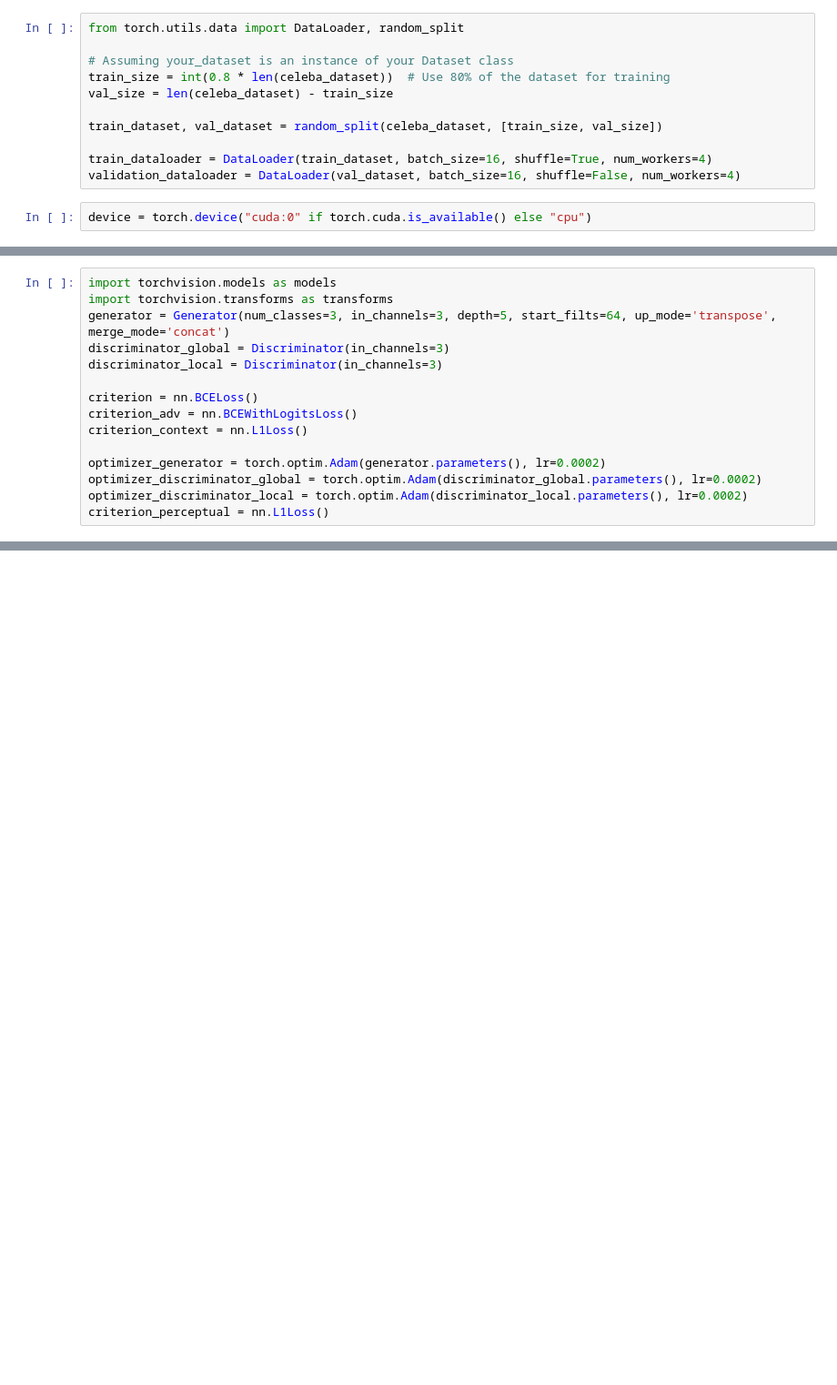
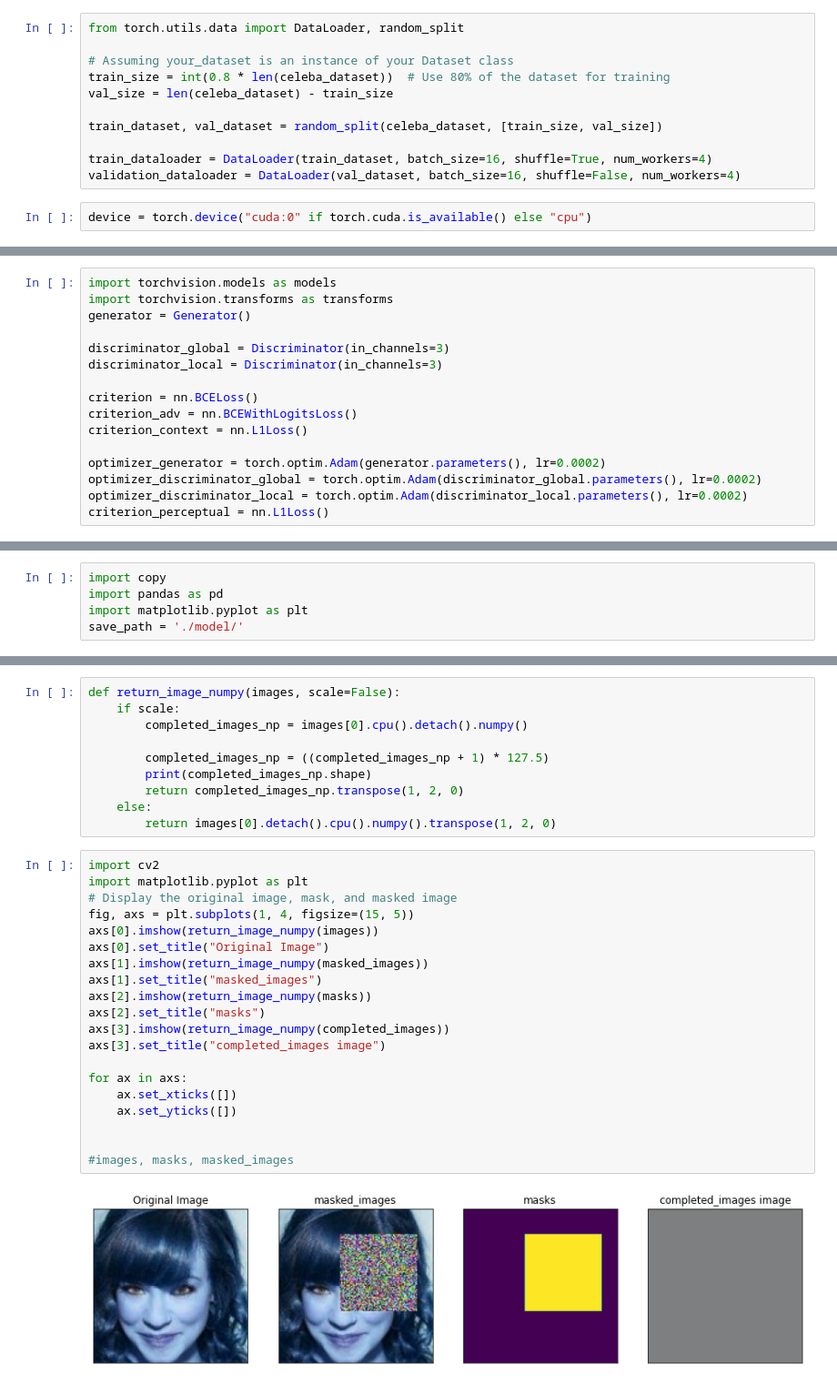
Before and after one commit to ksj3421/CS445-Object-Inpainting, a Jupyter notebook: training.ipynb, the cells around one changed output, grey strips where cells are left out. Shown: that part at 91% size. Cells and saved outputs as stored; diff of their text form; blank space fills up the shorter version.

```diff
--- a/training.ipynb
+++ b/training.ipynb
@@ -238,7 +155,8 @@ class Discriminator(nn.Module):
 # %%
 import torchvision.models as models
 import torchvision.transforms as transforms
-generator = Generator(num_classes=3, in_channels=3, depth=5, start_filts=64, up_mode='transpose', merge_mode='concat')
+generator = Generator()
+
 discriminator_global = Discriminator(in_channels=3)
 discriminator_local = Discriminator(in_channels=3)
 
@@ -367,4 +252,9 @@ def evaluate_model_external(model, dataloader):
             total_samples += images.size(0)
 
     return total_psnr / total_samples, total_ssim / total_samples
+# %%
+import copy
+import pandas as pd
+import matplotlib.pyplot as plt
+save_path = './model/'
 # %%
@@ -467,0 +374,32 @@ for epoch in range(num_epochs):
+# %%
+def return_image_numpy(images, scale=False):
+    if scale:
+        completed_images_np = images[0].cpu().detach().numpy()
+
+        completed_images_np = ((completed_images_np + 1) * 127.5)
+        print(completed_images_np.shape)
+        return completed_images_np.transpose(1, 2, 0)
+    else:
+        return images[0].detach().cpu().numpy().transpose(1, 2, 0)
+# %%
+import cv2
+import matplotlib.pyplot as plt
+# Display the original image, mask, and masked image
+fig, axs = plt.subplots(1, 4, figsize=(15, 5))
+axs[0].imshow(return_image_numpy(images))
+axs[0].set_title("Original Image")
+axs[1].imshow(return_image_numpy(masked_images))
+axs[1].set_title("masked_images")
+axs[2].imshow(return_image_numpy(masks))
+axs[2].set_title("masks")
+axs[3].imshow(return_image_numpy(completed_images))
+axs[3].set_title("completed_images image")
+
+for ax in axs:
+    ax.set_xticks([])
+    ax.set_yticks([])
+
+
+#images, masks, masked_images
+# %% [output]
+[figure, added]
```
Also changed, not shown: parts of 9 cells of this notebook, 1 other file.
